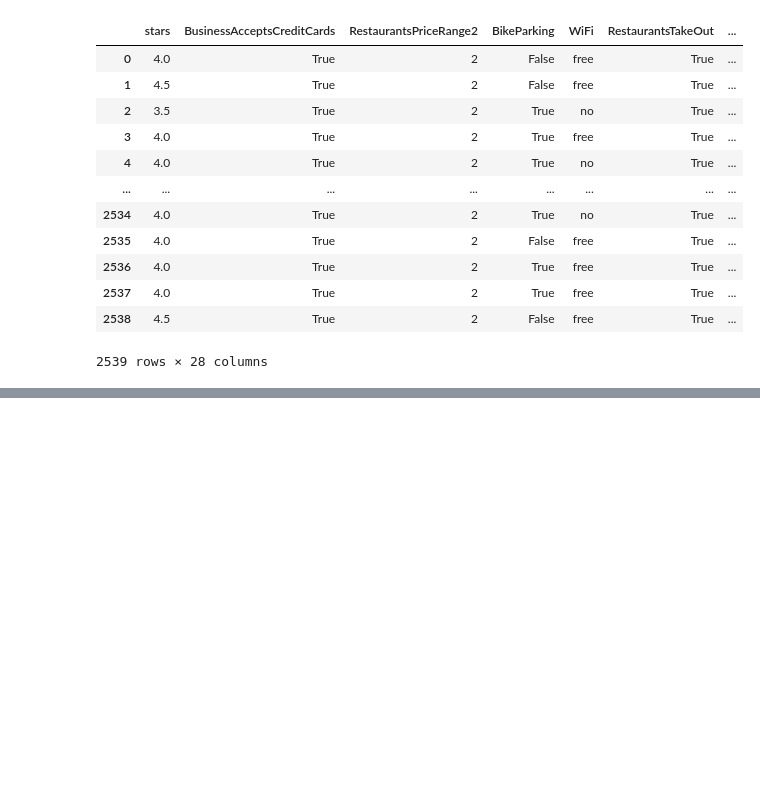
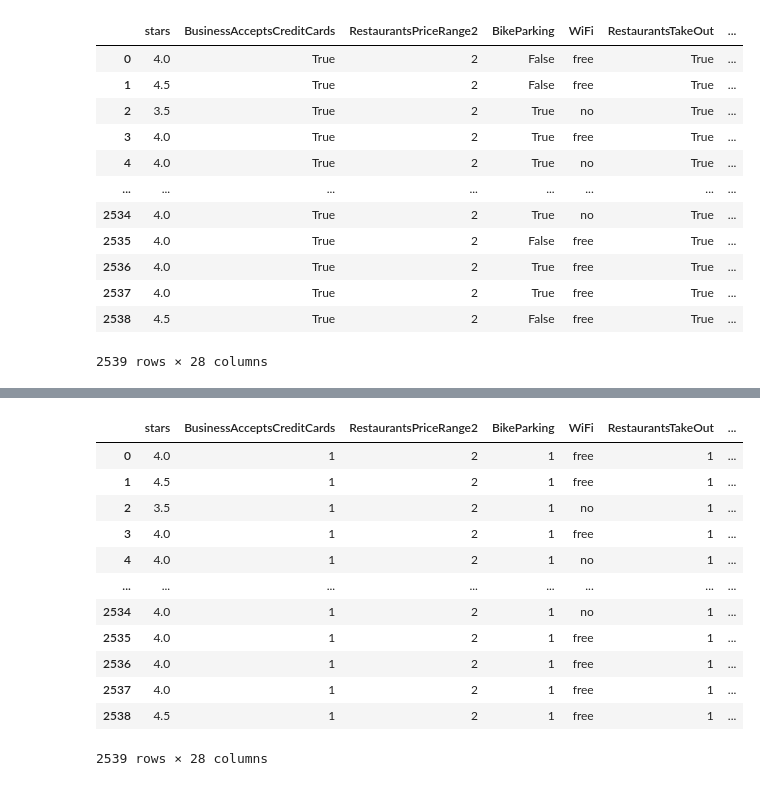
Before and after one commit to lucarossi9/Statistical-computation-project-2, a Jupyter notebook: attributes_cleaned.ipynb, the cells around one changed output, grey strips where cells are left out. Cells and saved outputs as stored; diff of their text form; code cells hidden in the pictures; blank space fills up the shorter version.

```diff
--- a/attributes_cleaned.ipynb
+++ b/attributes_cleaned.ipynb
@@ -289,5 +281,5 @@ df
 # %%
-df.drop(['Ambience', 'level_0', 'index'], axis = 1, inplace = True)
+df.drop(['Ambience', 'index'], axis = 1, inplace = True)
 df
 # %% [output]
 |  | stars | BusinessAcceptsCreditCards | RestaurantsPriceRange2 | BikeParking | WiFi | RestaurantsTakeOut | ... |
@@ -303,3 +295,6 @@ df
 | 2537 | 4.0 | True | 2 | True | free | True | ... |
 | 2538 | 4.5 | True | 2 | False | free | True | ... |
 2539 rows × 28 columns
+# %%
+df.valet = df.valet.astype(int)
+df.RestaurantsPriceRange2 = df.RestaurantsPriceRange2.astype(int)
@@ -305,0 +321,4 @@ df
+# %%
+for i in [list(df.columns)[1]] + [list(df.columns)[3]] + list(df.columns)[5:13] + list(df.columns)[14:]:
+  df[i] = df[i].astype(bool).astype(int).fillna(0)
+df.info()
@@ -305,0 +343,16 @@ df
+# %%
+df
+# %% [output]
+|  | stars | BusinessAcceptsCreditCards | RestaurantsPriceRange2 | BikeParking | WiFi | RestaurantsTakeOut | ... |
+| 0 | 4.0 | 1 | 2 | 1 | free | 1 | ... |
+| 1 | 4.5 | 1 | 2 | 1 | free | 1 | ... |
+| 2 | 3.5 | 1 | 2 | 1 | no | 1 | ... |
+| 3 | 4.0 | 1 | 2 | 1 | free | 1 | ... |
+| 4 | 4.0 | 1 | 2 | 1 | no | 1 | ... |
+| ... | ... | ... | ... | ... | ... | ... | ... |
+| 2534 | 4.0 | 1 | 2 | 1 | no | 1 | ... |
+| 2535 | 4.0 | 1 | 2 | 1 | free | 1 | ... |
+| 2536 | 4.0 | 1 | 2 | 1 | free | 1 | ... |
+| 2537 | 4.0 | 1 | 2 | 1 | free | 1 | ... |
+| 2538 | 4.5 | 1 | 2 | 1 | free | 1 | ... |
+2539 rows × 28 columns
```
Also changed, not shown: parts of 10 cells of this notebook.
